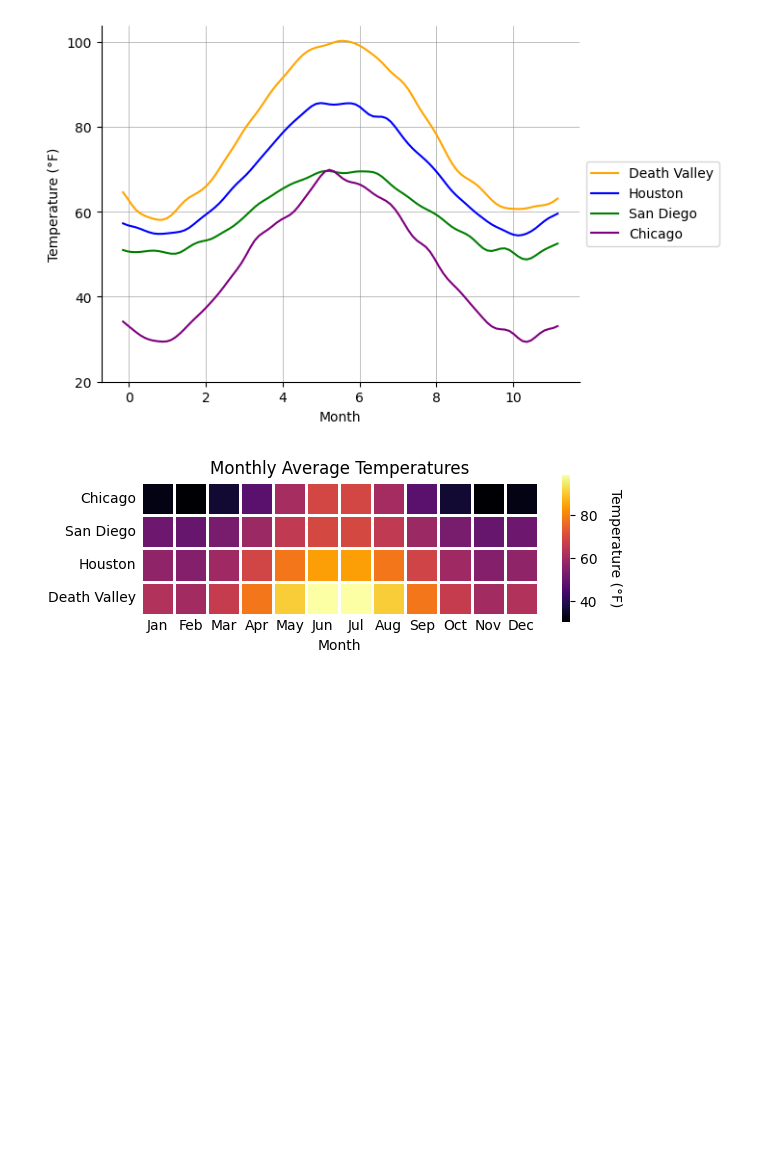
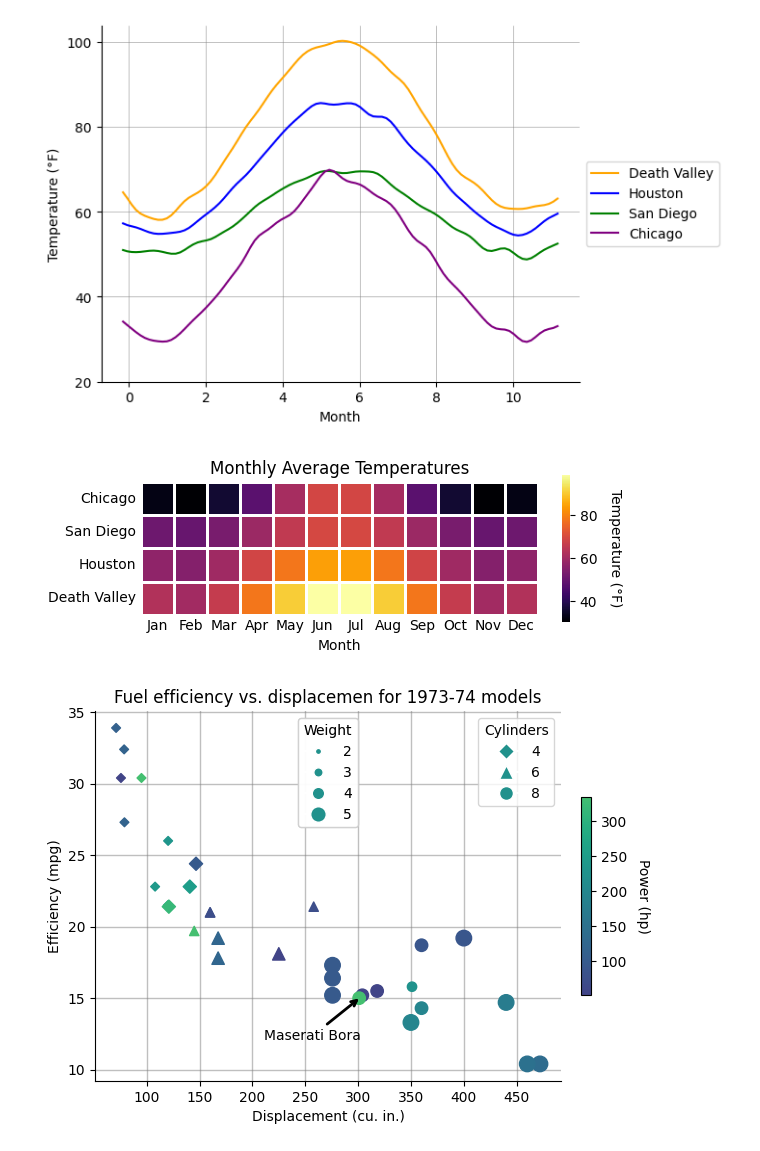
Before and after one commit to Daniel-Sinkin/fundamentals_of_data_visualization, a Jupyter notebook: chapter2.ipynb, the cells around one changed output. Saved outputs shown, nothing was run; the diff lists cells and outputs as text; code cells hidden in the pictures; blank space fills up the shorter version.

```diff
--- a/chapter2.ipynb
+++ b/chapter2.ipynb
@@ -78,3 +79,86 @@ plt.xlabel("Month")
 plt.savefig("imgs/2_4.png", bbox_inches="tight", dpi=300)
 # %% [output]
 [figure]
+# %%
+from matplotlib.markers import MarkerStyle
+from matplotlib.colors import LinearSegmentedColormap
+
+from matplotlib.lines import Line2D
+from matplotlib.patches import Patch
+
+data = pd.read_csv("data/motor_trend_1974.csv")
+
+weight_bins = pd.qcut(data.wt, q=4, labels=["2", "3", "4", "5"])
+data["weight_bins"] = weight_bins
+
+data["markers"] = data.cyl.map({4: "D", 6: "^", 8: "o"})
+
+cmap = LinearSegmentedColormap.from_list(
+    "truncated_viridis",
+    plt.cm.viridis(np.linspace(0.2, 0.7, 256))
+)
+legend_color = plt.cm.viridis(0.5)
+
+fig, ax = plt.subplots()
+
+for marker in data.markers.unique():
+    _temp: pd.DataFrame = data[data.markers == marker]
+    ax.scatter(
+        x = _temp.disp,
+        y = _temp.mpg,
+        s = _temp.weight_bins.astype(int)**2 * 5,
+        marker = marker,
+        c = _temp.hp,
+        cmap = cmap,
+        zorder = 3
+    )
+
+# Special Annotation for the maserati bora as it's uniquely powerful for its displacement
+maserati_bora = data.iloc[30]
+maserati_point = (maserati_bora.disp + 2, maserati_bora.mpg + 0.1)
+ax.annotate('Maserati Bora', xy=maserati_point, xytext=(maserati_point[0], maserati_point[1]-3),
+            arrowprops=dict(facecolor='black', arrowstyle='->', lw=2), ha='right')
+
+
+plt.ylabel("Efficiency (mpg)")
+plt.xlabel("Displacement (cu. in.)")
+
+plt.gca().spines[["top", "right"]].set_visible(False)
+
+plt.grid(True, which='both', linewidth=1, color='grey', alpha=0.5, zorder = 0)
+
+legend1_labels = ['4', '6', '8']
+legend1_markers = [Line2D([0], [0], marker='D', color='w', label='4',
+                          markerfacecolor=legend_color, markersize=8),
+                   Line2D([0], [0], marker='^', color='w', label='6',
+                          markerfacecolor=legend_color, markersize=10),
+                   Line2D([0], [0], marker='o', color='w', label='8',
+                          markerfacecolor=legend_color, markersize=10)]
+legend1 = ax.legend(handles=legend1_markers, labels=legend1_labels, loc='upper right', title='Cylinders')
+
+ax.add_artist(legend1)
+
+legend2_labels = ['2', '3', '4', '5']
+legend2_markers = [Line2D([0], [0], marker='o', color='w', label='2',
+                          markerfacecolor=legend_color, markersize=np.sqrt(2**2 * 5)),
+                   Line2D([0], [0], marker='o', color='w', label='3',
+                          markerfacecolor=legend_color, markersize=np.sqrt(3**2 * 5)),
+                   Line2D([0], [0], marker='o', color='w', label='4',
+                          markerfacecolor=legend_color, markersize=np.sqrt(4**2 * 5)),
+                   Line2D([0], [0], marker='o', color='w', label='5',
+                          markerfacecolor=legend_color, markersize=np.sqrt(5**2 * 5))]
+legend2 = ax.legend(handles=legend2_markers, labels=legend2_labels, loc='upper center', title='Weight')
+
+ax.add_artist(legend2)
+
+sm = plt.cm.ScalarMappable(cmap=cmap, norm=plt.Normalize(vmin=min(data['hp']), vmax=max(data['hp'])))
+sm.set_array([])
+cbar = plt.colorbar(sm, ax=ax, orientation='vertical', fraction=0.02, pad=0.04)
+cbar.set_label('Power (hp)', rotation=-90)
+cbar.ax.yaxis.set_label_coords(7, 0.5)
+
+plt.title("Fuel efficiency vs. displacemen for 1973-74 models")
+
+plt.savefig("imgs/2_5.png", bbox_inches="tight", dpi=300)
+# %% [output]
+[figure, added]
```
Also changed, not shown: parts of 3 cells of this notebook, 4 other files.
